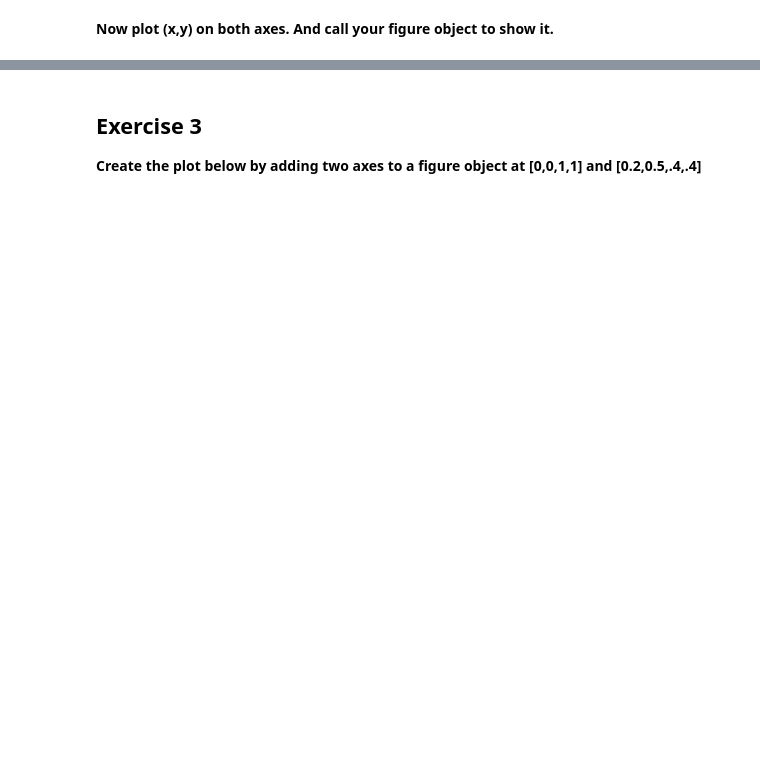
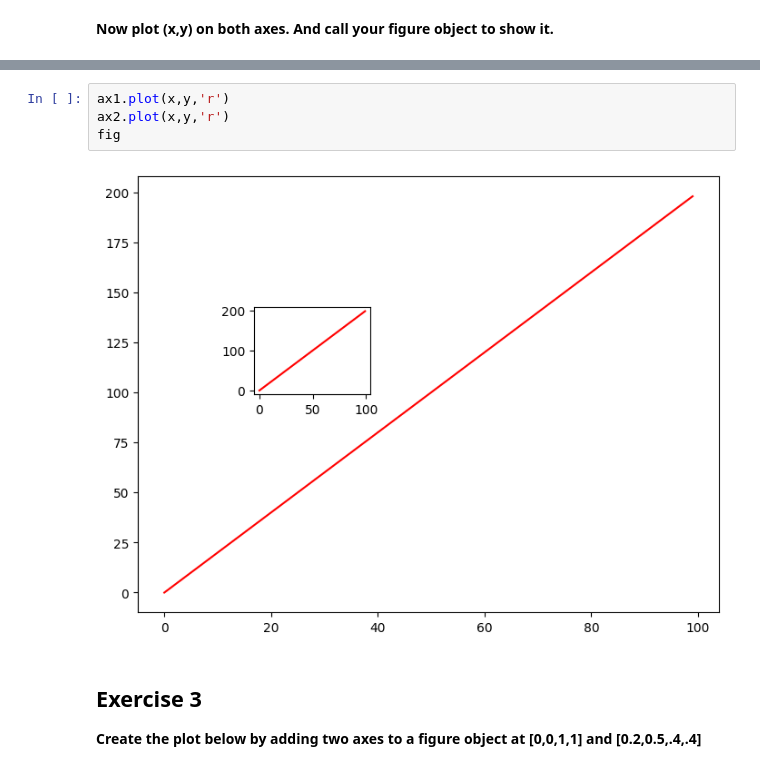
Before and after one commit to spiraloo/Analyzing-Business-Performance-Using-Demand-Forecasting-Techniques, a Jupyter notebook: Assignment 2/Exercise 01/220961_Sangam.ipynb, the cells around one changed output, grey strips where cells are left out. Saved outputs shown, nothing was run; the diff lists cells and outputs as text; blank space fills up the shorter version.

```diff
--- a/Assignment 2/Exercise 01/220961_Sangam.ipynb
+++ b/Assignment 2/Exercise 01/220961_Sangam.ipynb
@@ -62,3 +50,9 @@ Text(0.5, 1.0, 'title')
+# %%
+ax1.plot(x,y,'r')
+ax2.plot(x,y,'r')
+fig
+# %% [output]
+[figure, added]
 # %% [markdown]
 ## Exercise 3
 
```
Also changed, not shown: parts of 13 cells of this notebook.
